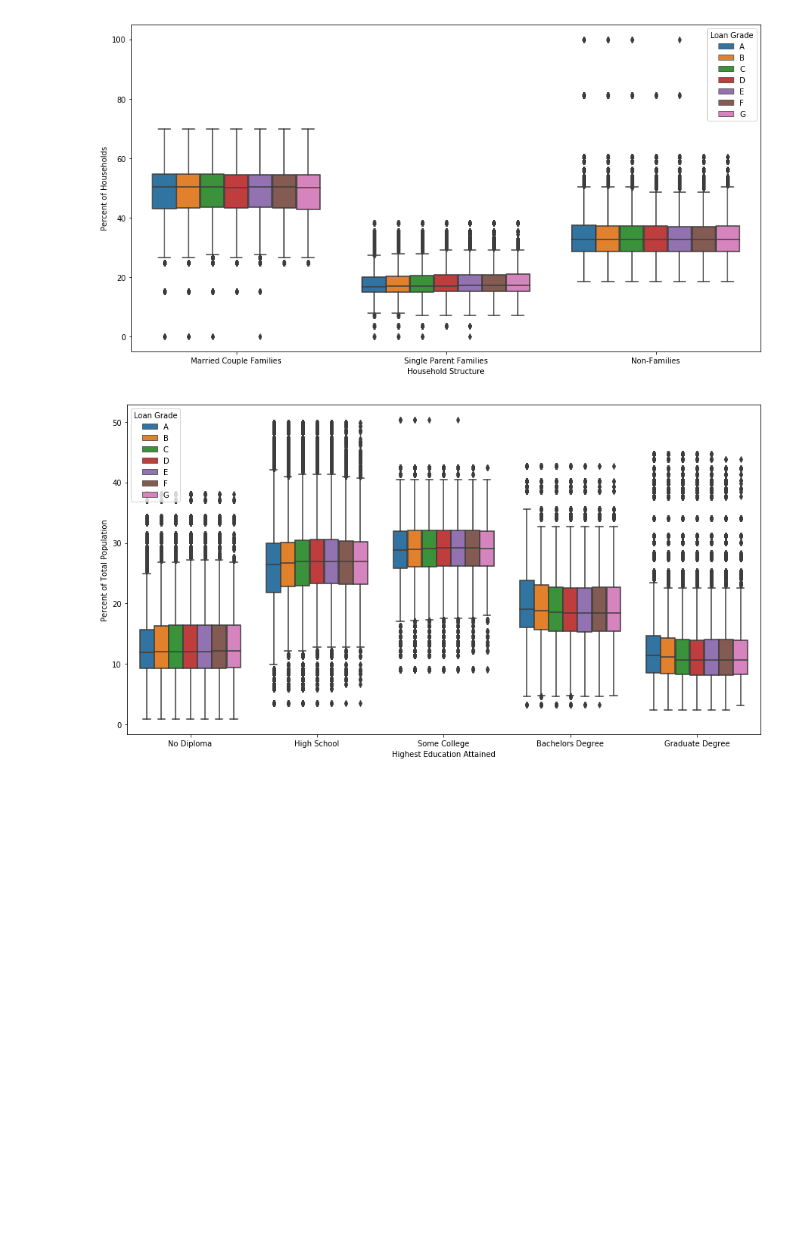
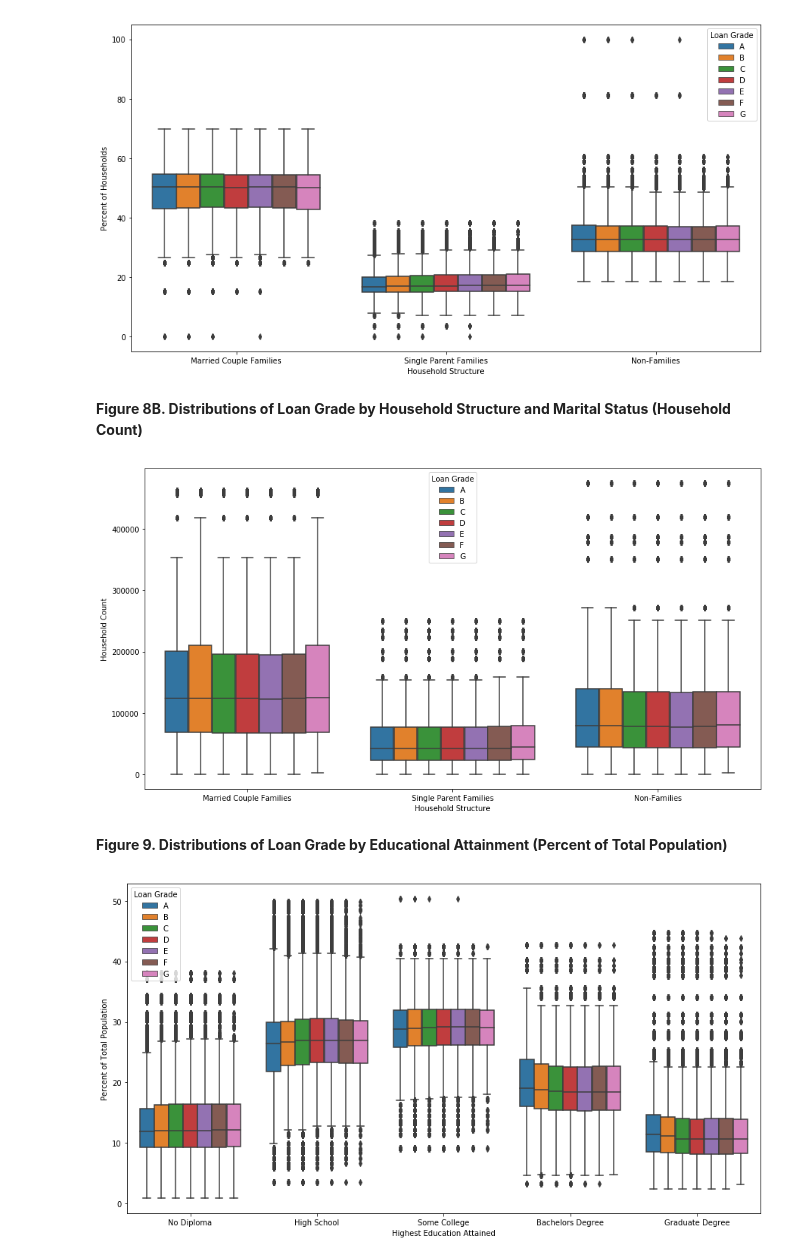
Before and after one commit to CS109Group67/lendingclub, a Jupyter notebook: notebooks/EthicalImplications.ipynb, the cells around one changed output. Saved outputs shown, nothing was run; the diff lists cells and outputs as text; code cells hidden in the pictures; blank space fills up the shorter version.

```diff
--- a/notebooks/EthicalImplications.ipynb
+++ b/notebooks/EthicalImplications.ipynb
@@ -274,6 +323,23 @@ ax = sns.boxplot(x="Household Structure", y="Percent of Households", data=hgrade
                 hue_order=['A', 'B', 'C', 'D', 'E', 'F', 'G'])
 # %% [output]
 [figure]
+# %% [markdown]
+**Figure 8B. Distributions of Loan Grade by Household Structure and Marital Status (Household Count)**
+# %%
+hcgrade_df = pd.melt(accepted_joined_df[['Married_couple_families', 'Single_parent_families', 'Non_families', 'grade']].rename(index=str,
+                                           columns={"Married_couple_families": "Married Couple Families",
+                                                    "Single_parent_families": "Single Parent Families",
+                                                    "Non_families": "Non-Families",
+                                                    "grade": "Loan Grade"}),
+        id_vars=['Loan Grade'], value_vars=['Married Couple Families', 'Single Parent Families', 'Non-Families'],
+        var_name='Household Structure', value_name='Household Count')
+plt.figure(figsize=(15,8))
+ax = sns.boxplot(x="Household Structure", y="Household Count", data=hcgrade_df, hue="Loan Grade",
+                hue_order=['A', 'B', 'C', 'D', 'E', 'F', 'G'])
+# %% [output]
+[figure, added]
+# %% [markdown]
+**Figure 9. Distributions of Loan Grade by Educational Attainment (Percent of Total Population)**
 # %%
 egrade_df = pd.melt(accepted_joined_df[education_vars + ['grade']].rename(index=str,
                                            columns={"No_Diploma_pct": "No Diploma",
```
Also changed, not shown: parts of 37 cells of this notebook, 17 other files.
